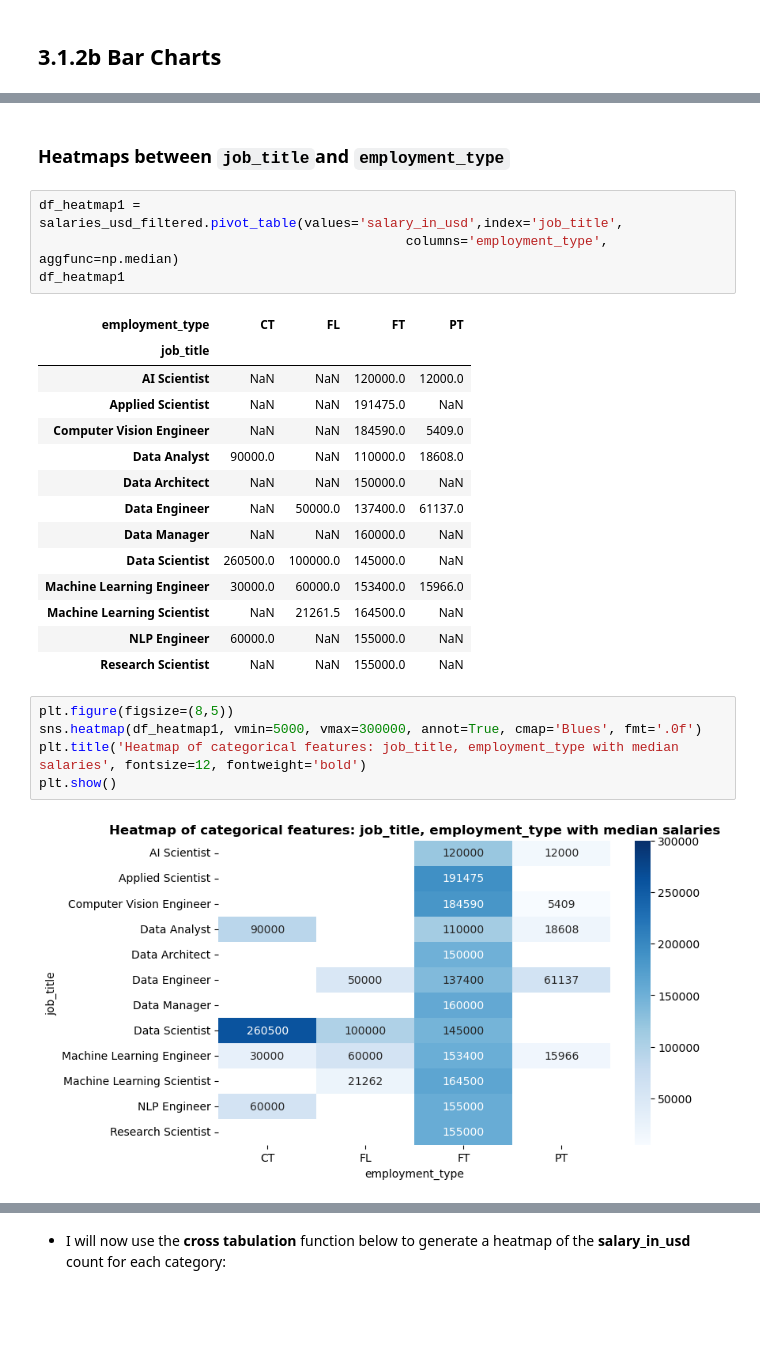
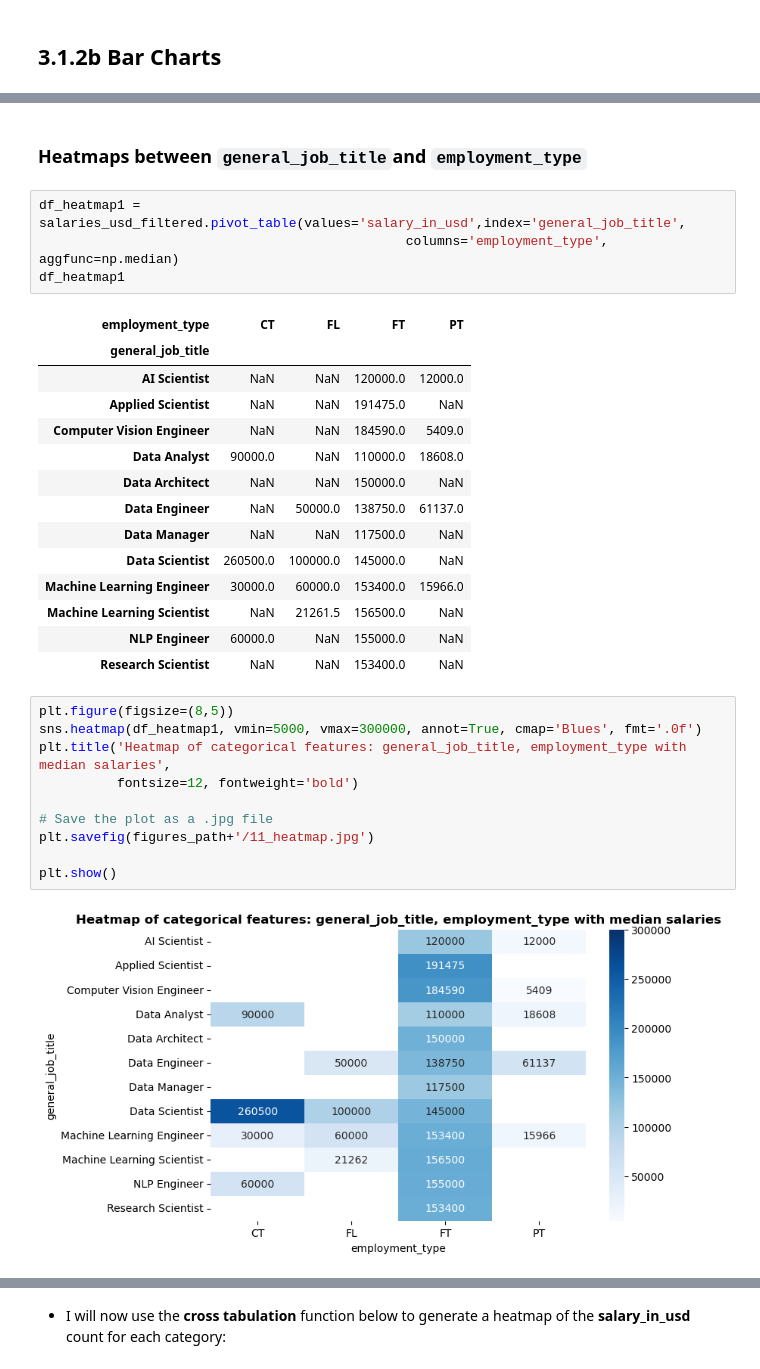
Before and after one commit to Haris-Mir/personal_python_projects, a Jupyter notebook: 01_ds_salaries_project/notebooks/01_salaries_eda_jun23.ipynb, the cells around one changed output, grey strips where cells are left out. Saved outputs shown, nothing was run; the diff lists cells and outputs as text; blank space fills up the shorter version.

Commit message:
updating notebook and figures

```diff
--- a/01_ds_salaries_project/notebooks/01_salaries_eda_jun23.ipynb
+++ b/01_ds_salaries_project/notebooks/01_salaries_eda_jun23.ipynb
@@ -998,29 +1011,34 @@ An analysis of these categorical variables can be done by producing following he
 # %% [markdown]
-### Heatmaps between `job_title`and `employment_type`
+### Heatmaps between `general_job_title`and `employment_type`
 # %%
-df_heatmap1 = salaries_usd_filtered.pivot_table(values='salary_in_usd',index='job_title',
+df_heatmap1 = salaries_usd_filtered.pivot_table(values='salary_in_usd',index='general_job_title',
                                                columns='employment_type', aggfunc=np.median)
 df_heatmap1
 # %% [output]
 | employment_type | CT | FL | FT | PT |
-| job_title |  |  |  |  |
+| general_job_title |  |  |  |  |
 | AI Scientist | NaN | NaN | 120000.0 | 12000.0 |
 | Applied Scientist | NaN | NaN | 191475.0 | NaN |
 | Computer Vision Engineer | NaN | NaN | 184590.0 | 5409.0 |
 | Data Analyst | 90000.0 | NaN | 110000.0 | 18608.0 |
 | Data Architect | NaN | NaN | 150000.0 | NaN |
-| Data Engineer | NaN | 50000.0 | 137400.0 | 61137.0 |
-| Data Manager | NaN | NaN | 160000.0 | NaN |
+| Data Engineer | NaN | 50000.0 | 138750.0 | 61137.0 |
+| Data Manager | NaN | NaN | 117500.0 | NaN |
 | Data Scientist | 260500.0 | 100000.0 | 145000.0 | NaN |
 | Machine Learning Engineer | 30000.0 | 60000.0 | 153400.0 | 15966.0 |
-| Machine Learning Scientist | NaN | 21261.5 | 164500.0 | NaN |
+| Machine Learning Scientist | NaN | 21261.5 | 156500.0 | NaN |
 | NLP Engineer | 60000.0 | NaN | 155000.0 | NaN |
-| Research Scientist | NaN | NaN | 155000.0 | NaN |
+| Research Scientist | NaN | NaN | 153400.0 | NaN |
 # %%
 plt.figure(figsize=(8,5))
 sns.heatmap(df_heatmap1, vmin=5000, vmax=300000, annot=True, cmap='Blues', fmt='.0f')
-plt.title('Heatmap of categorical features: job_title, employment_type with median salaries', fontsize=12, fontweight='bold')
+plt.title('Heatmap of categorical features: general_job_title, employment_type with median salaries',
+          fontsize=12, fontweight='bold')
+
+# Save the plot as a .jpg file
+plt.savefig(figures_path+'/11_heatmap.jpg')
+
 plt.show()
 # %% [output]
-[figure, old version]
+[figure, new version]
 # %% [markdown]
```
Also changed, not shown: parts of 52 cells of this notebook, 15 other files.
